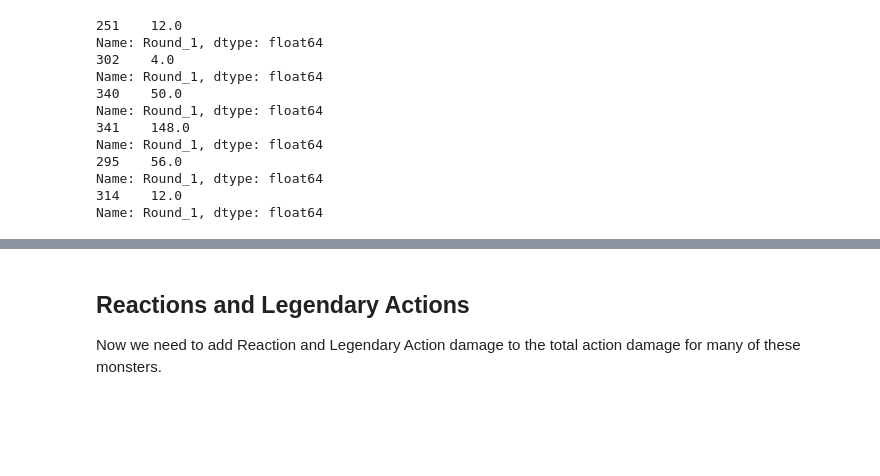
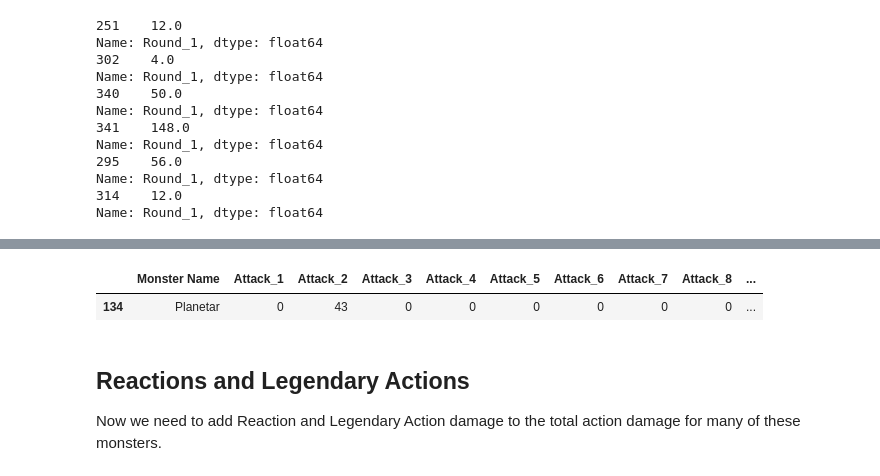
Before and after one commit to chabazite/DnD_Monsters, a Jupyter notebook: notebooks/3.0_ASI_Data_Wrangling.ipynb, the cells around one changed output, grey strips where cells are left out. Cells and saved outputs as stored; diff of their text form; code cells hidden in the pictures; blank space fills up the shorter version.

Commit message:
Completed first run of data wrangling for MVP. There is a LOT more potential for precision in damage and traits

```diff
--- a/notebooks/3.0_ASI_Data_Wrangling.ipynb
+++ b/notebooks/3.0_ASI_Data_Wrangling.ipynb
@@ -397,6 +397,17 @@ Name: Round_1, dtype: float64
 Name: Round_1, dtype: float64
 314    12.0
 Name: Round_1, dtype: float64
+# %%
+#Monsters with  Angelic Weapon need to increase damage: Deva 54, Planatar, 67.5, Solar 81
+
+deva_index = monster_actions[monster_actions["Monster Name"]=="Deva"].index
+solar_index = monster_actions[monster_actions["Monster Name"]=="Solar"].index
+planatar_index = monster_actions[monster_actions["Monster Name"]=="Planetar"].index
+
+
+monster_actions.loc[deva_index,"Total_Action Damage_3Rounds"]+=108
+monster_actions.loc[solar_index,"Total_Action Damage_3Rounds"]+=162
+monster_actions.loc[planatar_index,"Total_Action Damage_3Rounds"]+=135
 # %%
 #While not a perfect set, its a great start for the MVP lets clean up for Adding new columns
 monster_actions.drop(columns={"Multiattack", "Round_1", "Round_2","Round_3"}, axis = 1, inplace = True)
@@ -419,3 +414,8 @@ monster_actions
+# %%
+monster_actions[monster_actions["Monster Name"]=="Planetar"]
+# %% [output]
+|  | Monster Name | Attack_1 | Attack_2 | Attack_3 | Attack_4 | Attack_5 | Attack_6 | Attack_7 | Attack_8 | ... |
+| 134 | Planetar | 0 | 43 | 0 | 0 | 0 | 0 | 0 | 0 | ... |
 # %% [markdown]
 ## Reactions and Legendary Actions
 Now we need to add Reaction and Legendary Action damage to the total action damage for many of these monsters.
```
Also changed, not shown: parts of 17 cells of this notebook, 1 other file.
